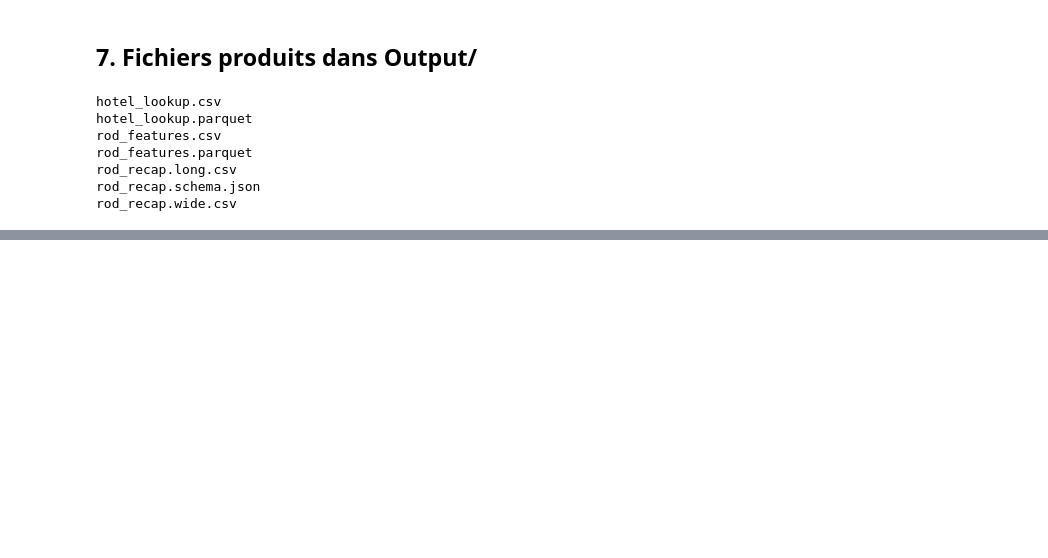
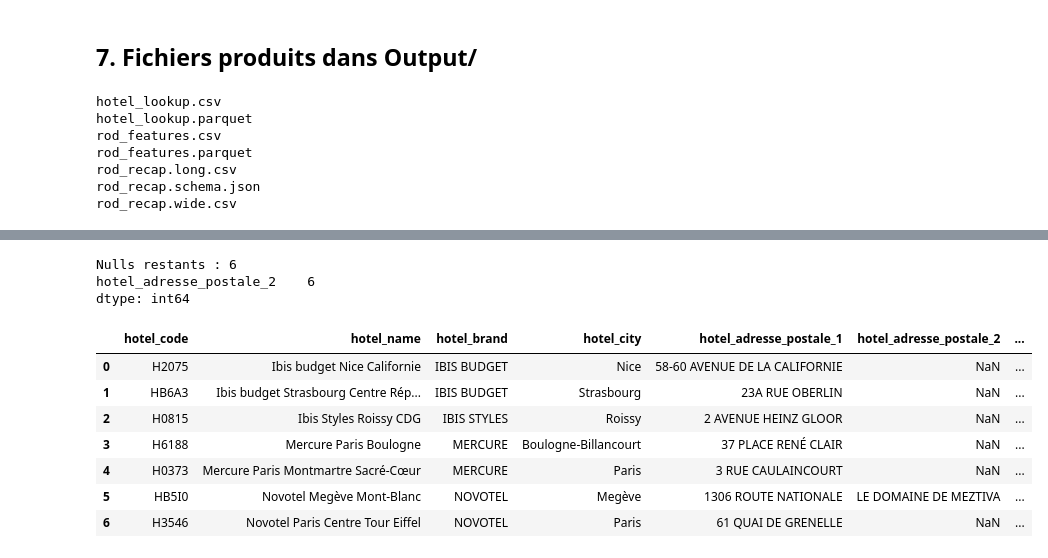
Before and after one commit to klaghmari-github/hotels, a Jupyter notebook: prepare/RodPrep/Explore/explore.ipynb, the cells around one changed output, grey strips where cells are left out. Drawn from its saved outputs; the diff is of its cells as text; code cells hidden in the pictures; blank space fills up the shorter version.

```diff
--- a/prepare/RodPrep/Explore/explore.ipynb
+++ b/prepare/RodPrep/Explore/explore.ipynb
@@ -321,0 +338,63 @@ map_cols = {'hotel_code': 'hotel_code',
+# %%
+imputation_with_average_value = [
+"hotel_corner_de_vente_actuel_metres_lineaires",
+"hotel_international_pct",
+"hotel_national_pct",
+"hotel_affaires_pct",
+"hotel_to_le_plus_bas_taux",
+"hotel_to_le_plus_haut_taux",
+"hotel_to_annuel",
+"hotel_derniere_reno",
+"hotel_lobby_derniere_reno",
+"hotel_contrat_signe_annee",
+]
+# %%
+import pandas as pd
+
+# Adresses postales : on ne touche pas aux nulls
+ADDRESS_COLS = {"hotel_adresse_postale_1", "hotel_adresse_postale_2"}
+
+# Colonnes texte / identifiants : pas d'imputation
+INFO_COLS = {
+    "hotel_code",
+    "hotel_name",
+    "hotel_brand",
+    "hotel_city",
+    "hotel_code_postal",
+    "hotel_contrat_type",
+}
+
+# Moyenne pour les indicateurs continus identifiés
+for col in imputation_with_average_value:
+    if col in hotel_features.columns:
+        hotel_features[col] = hotel_features[col].fillna(hotel_features[col].mean())
+
+# Tout le reste (numérique) → 0
+zero_cols = [
+    c
+    for c in hotel_features.columns
+    if c not in ADDRESS_COLS
+    and c not in INFO_COLS
+    and c not in imputation_with_average_value
+    and pd.api.types.is_numeric_dtype(hotel_features[c])
+]
+hotel_features[zero_cols] = hotel_features[zero_cols].fillna(0)
+
+remaining_nulls = hotel_features.isna().sum()
+remaining_nulls = remaining_nulls[remaining_nulls > 0].sort_values(ascending=False)
+print(f"Nulls restants : {int(hotel_features.isna().sum().sum())}")
+if not remaining_nulls.empty:
+    print(remaining_nulls)
+hotel_features
+# %% [output]
+Nulls restants : 6
+hotel_adresse_postale_2    6
+dtype: int64
+|  | hotel_code | hotel_name | hotel_brand | hotel_city | hotel_adresse_postale_1 | hotel_adresse_postale_2 | ... |
+| 0 | H2075 | Ibis budget Nice Californie | IBIS BUDGET | Nice | 58-60 AVENUE DE LA CALIFORNIE | NaN | ... |
+| 1 | HB6A3 | Ibis budget Strasbourg Centre Rép... | IBIS BUDGET | Strasbourg | 23A RUE OBERLIN | NaN | ... |
+| 2 | H0815 | Ibis Styles Roissy CDG | IBIS STYLES | Roissy | 2 AVENUE HEINZ GLOOR | NaN | ... |
+| 3 | H6188 | Mercure Paris Boulogne | MERCURE | Boulogne-Billancourt | 37 PLACE RENÉ CLAIR | NaN | ... |
+| 4 | H0373 | Mercure Paris Montmartre Sacré-Cœur | MERCURE | Paris | 3 RUE CAULAINCOURT | NaN | ... |
+| 5 | HB5I0 | Novotel Megève Mont-Blanc | NOVOTEL | Megève | 1306 ROUTE NATIONALE | LE DOMAINE DE MEZTIVA | ... |
+| 6 | H3546 | Novotel Paris Centre Tour Eiffel | NOVOTEL | Paris | 61 QUAI DE GRENELLE | NaN | ... |
```
Also changed, not shown: parts of 4 cells of this notebook, 1 other file.
